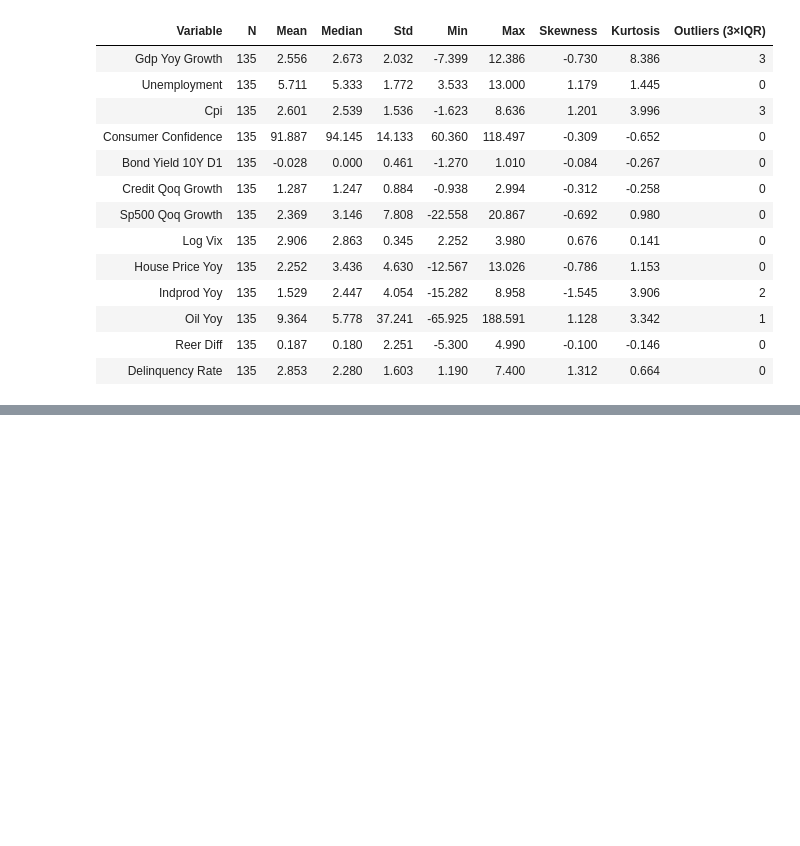
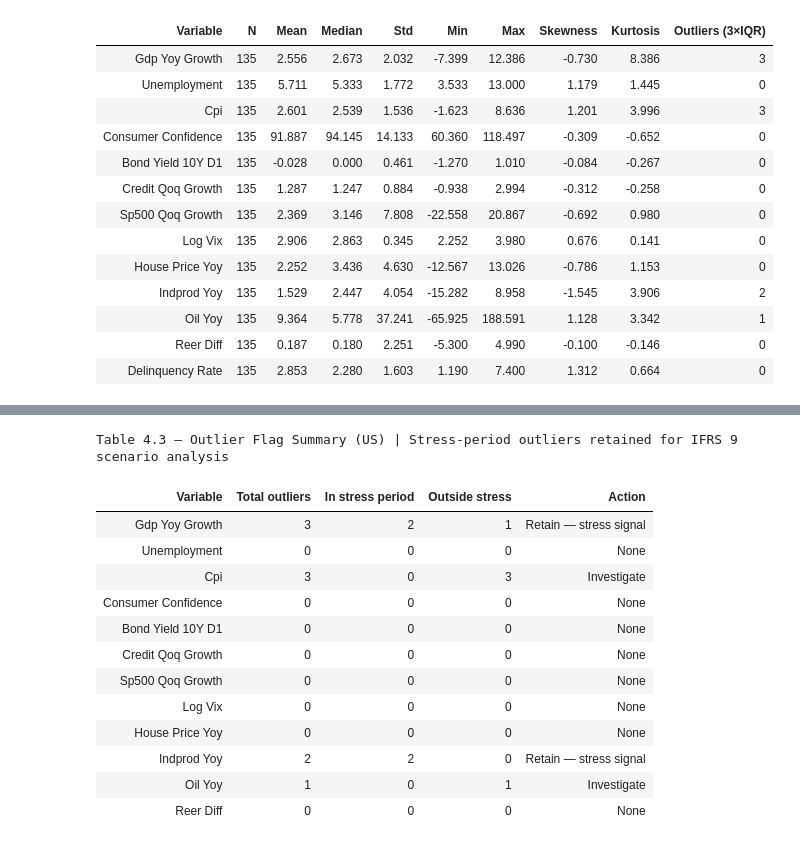
Before and after one commit to hogandan85/ST-498, a Jupyter notebook: Code/EDA_abm.ipynb, the cells around one changed output, grey strips where cells are left out. Cells and saved outputs as stored; diff of their text form; code cells hidden in the pictures; blank space fills up the shorter version.

```diff
--- a/Code/EDA_abm.ipynb
+++ b/Code/EDA_abm.ipynb
@@ -1491,0 +1615,60 @@ fig.show()
+# %%
+# ── 4.4  Outlier flag summary ─────────────────────────────────────────────────
+stress_periods = pd.Series(
+    ((df_model.index >= '2008-01-01') & (df_model.index <= '2009-12-31')) |
+    ((df_model.index >= '2020-01-01') & (df_model.index <= '2020-12-31')),
+    index=df_model.index
+)
+
+outlier_rows = []
+for var in FEATURES_STAT:
+    s   = df_model[var].dropna()
+    iqr = s.quantile(0.75) - s.quantile(0.25)
+    is_outlier = ((s < s.quantile(0.25) - 3*iqr) |
+                  (s > s.quantile(0.75) + 3*iqr))
+
+    # Align stress_periods index to match is_outlier index
+    stress_aligned = stress_periods.reindex(is_outlier.index, fill_value=False)
+
+    total      = int(is_outlier.sum())
+    in_stress  = int((is_outlier & stress_aligned).sum())
+    out_stress = total - in_stress
+    note = ('Retain — stress signal' if in_stress > 0
+            else ('Investigate' if out_stress > 0
+                  else 'None'))
+    outlier_rows.append({
+        'Variable':         var.replace(PREFIX,'').replace('_',' ').title(),
+        'Total outliers':   total,
+        'In stress period': in_stress,
+        'Outside stress':   out_stress,
+        'Action':           note,
+    })
+
+outlier_df = pd.DataFrame(outlier_rows)
+
+def colour_action(val):
+    if val == 'Retain — stress signal': return 'background-color: #FEF9E7'
+    if val == 'Investigate':            return 'background-color: #FADBD8'
+    return 'background-color: #D5F5E3'
+
+display(outlier_df.style
+        .map(colour_action, subset=['Action'])
+        .set_caption(
+            f'Table 4.3 — Outlier Flag Summary ({COUNTRY})  |  '
+            f'Stress-period outliers retained for IFRS 9 scenario analysis')
+        .hide(axis='index'))
+# %% [output]
+Table 4.3 — Outlier Flag Summary (US) | Stress-period outliers retained for IFRS 9 scenario analysis
+| Variable | Total outliers | In stress period | Outside stress | Action |
+| Gdp Yoy Growth | 3 | 2 | 1 | Retain — stress signal |
+| Unemployment | 0 | 0 | 0 | None |
+| Cpi | 3 | 0 | 3 | Investigate |
+| Consumer Confidence | 0 | 0 | 0 | None |
+| Bond Yield 10Y D1 | 0 | 0 | 0 | None |
+| Credit Qoq Growth | 0 | 0 | 0 | None |
+| Sp500 Qoq Growth | 0 | 0 | 0 | None |
+| Log Vix | 0 | 0 | 0 | None |
+| House Price Yoy | 0 | 0 | 0 | None |
+| Indprod Yoy | 2 | 2 | 0 | Retain — stress signal |
+| Oil Yoy | 1 | 0 | 1 | Investigate |
+| Reer Diff | 0 | 0 | 0 | None |
```
Also changed, not shown: parts of 21 cells of this notebook.
